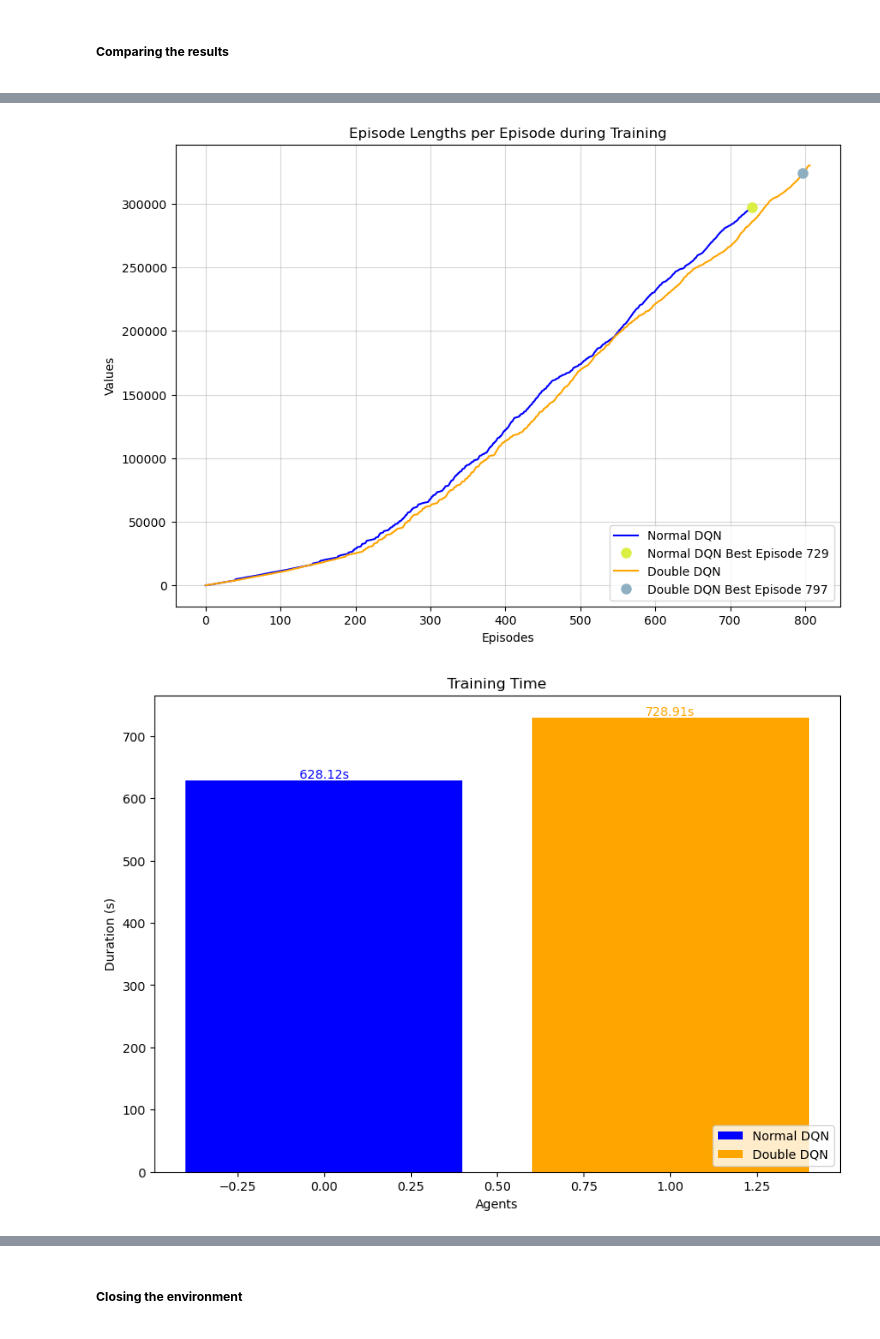
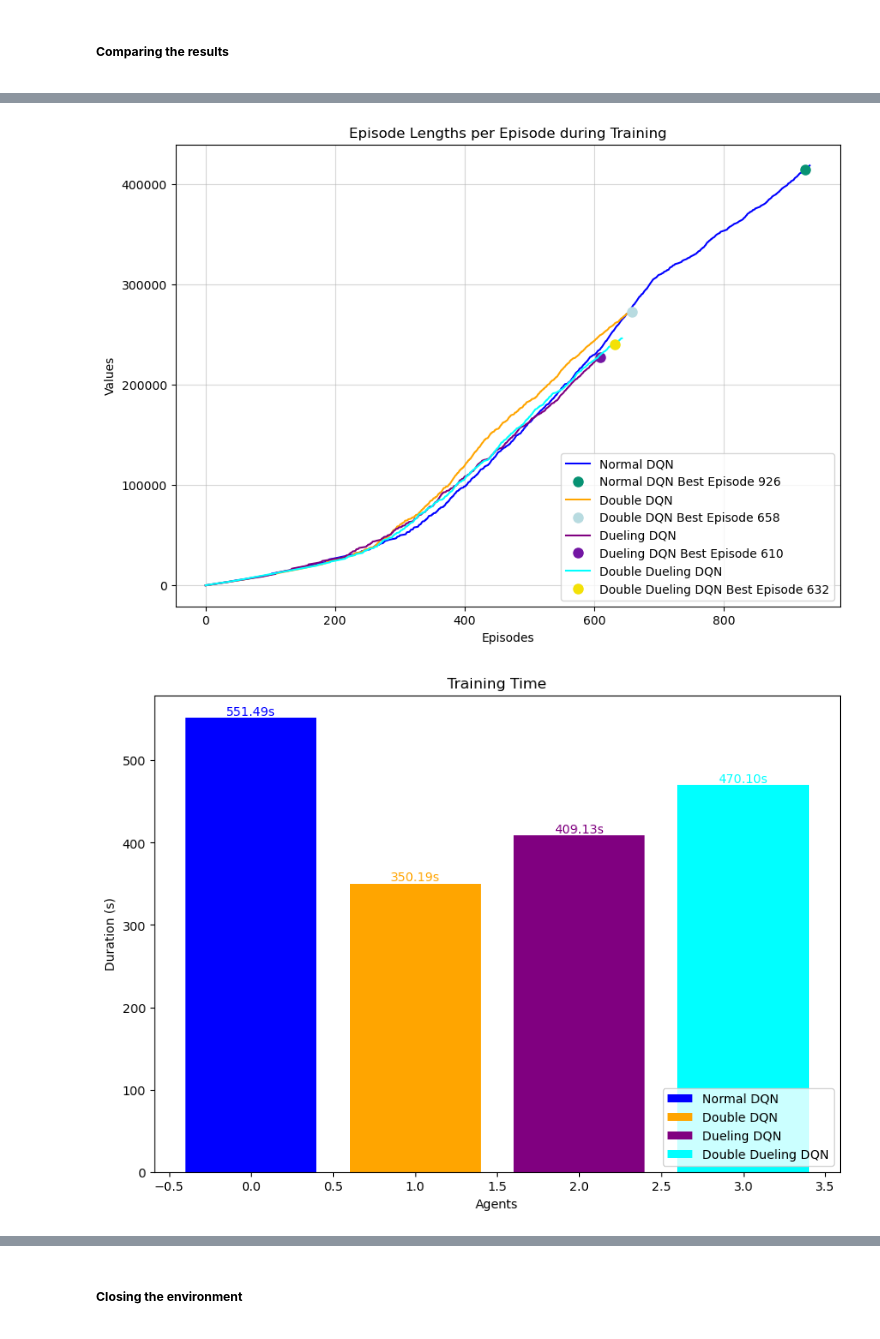
Before and after one commit to mbar0075/Advanced-Reinforcement-Learning, a Jupyter notebook: Code/Experiment 1.ipynb, the cells around one changed output, grey strips where cells are left out. Drawn from its saved outputs; the diff is of its cells as text; code cells hidden in the pictures.

Commit message:
Uploaded all models

```diff
--- a/Code/Experiment 1.ipynb
+++ b/Code/Experiment 1.ipynb
@@ -844,7 +907,7 @@ def display(episode_infos, episode_colors=["blue", "orange", "purple", "cyan", "
         marker_color = np.random.rand(3,)
 
         plt.plot(episode_info["episode_lengths"], color=episode_colors[i % len(episode_colors)], label="{}".format(episode_infos[i]["name"]))
-        plt.plot(episode_info["best_episode"]["episode"], episode_info["episode_lengths"][episode_info["best_episode"]["episode"]], marker='o', markersize=8, linestyle='', color=marker_color, label="{} Best Episode {}".format(episode_infos[i]["name"], episode_info["best_episode"]["episode"]))
+        plt.plot(episode_info["best_episode"]["episode"], episode_info["episode_lengths"][episode_info["best_episode"]["episode"]-1], marker='o', markersize=8, linestyle='', color=marker_color, label="{} Best Episode {}".format(episode_infos[i]["name"], episode_info["best_episode"]["episode"]))
 
     plt.grid(alpha=alpha)
     plt.legend(loc='lower right')
@@ -872,11 +935,35 @@ def display(episode_infos, episode_colors=["blue", "orange", "purple", "cyan", "
         plt.savefig(save_path + "training_time.png")
     else:
         plt.show()
+
+    # Plotting the maximum episode average rewards for each agent
+    plt.figure(figsize=(10, 7))
+    plt.title("Maximum Episode Average Rewards")
+    plt.xlabel("Agents")
+    plt.ylabel("Values")
+
+    # Iterating through the episode infos to plot the maximum episode average rewards
+    for i, episode_info in enumerate(episode_infos):
+        plt.bar(i, episode_info["best_episode"]["avg_reward"], color=episode_colors[i % len(episode_colors)], label="{}".format(episode_infos[i]["name"]))
+        plt.text(i, episode_info["best_episode"]["avg_reward"] + 0.01, "{:.2f}".format(episode_info["best_episode"]["avg_reward"]), ha='center', va='bottom', color=episode_colors[i % len(episode_colors)])
+    plt.legend(loc='lower right')
+
+    # Saving the plot
+    if do_save:
+        plt.savefig(save_path + "max_episode_avg_rewards.png")
+    else:
+        plt.show()
 # %% [markdown]
 **<h5>Comparing the results</h5>**
+# %%
+# Loading the episode infos
+dqn_episode_info = np.load("models/Normal DQN/episode_info.npy", allow_pickle=True).item()
+double_dqn_episode_info = np.load("models/Double DQN/episode_info.npy", allow_pickle=True).item()
+dueling_dqn_episode_info = np.load("models/Dueling DQN/episode_info.npy", allow_pickle=True).item()
+double_dueling_dqn_episode_info = np.load("models/Double Dueling DQN/episode_info.npy", allow_pickle=True).item()
 # %%
 # Creating the episode info list
-episode_info = [dqn_episode_info, double_dqn_episode_info, dueling_dqn_episode_info]
+episode_info = [dqn_episode_info, double_dqn_episode_info, dueling_dqn_episode_info, double_dueling_dqn_episode_info]
 
 display(episode_info, do_save=True, save_path="dqn_results/")
 # %% [output]
@@ -884,2 +971,2 @@ display(episode_info, do_save=True, save_path="dqn_results/")
-[figure, old version]
+[figure, new version]
-[figure, old version]
+[figure, new version]
```
Also changed, not shown: parts of 16 cells of this notebook, 16 other files.
